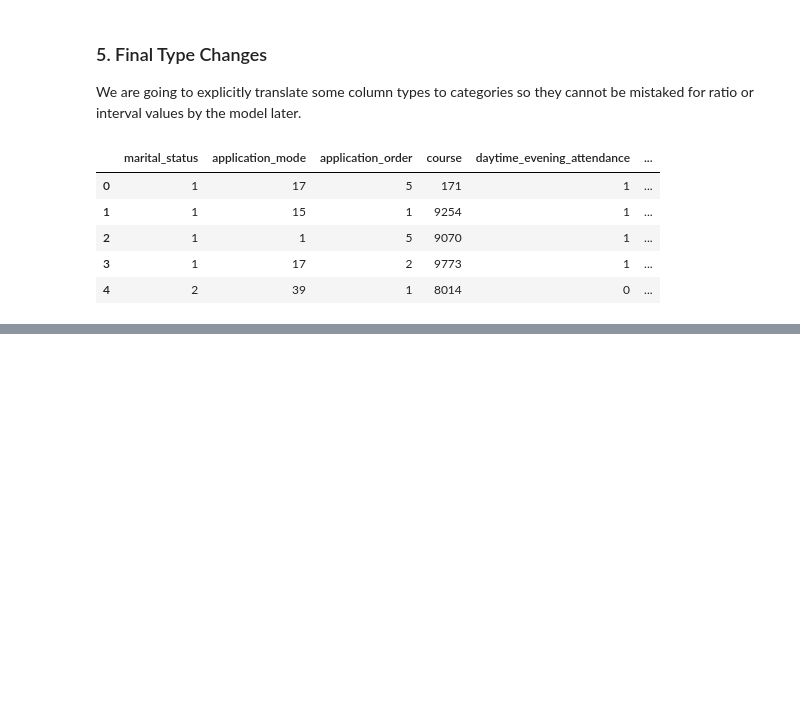
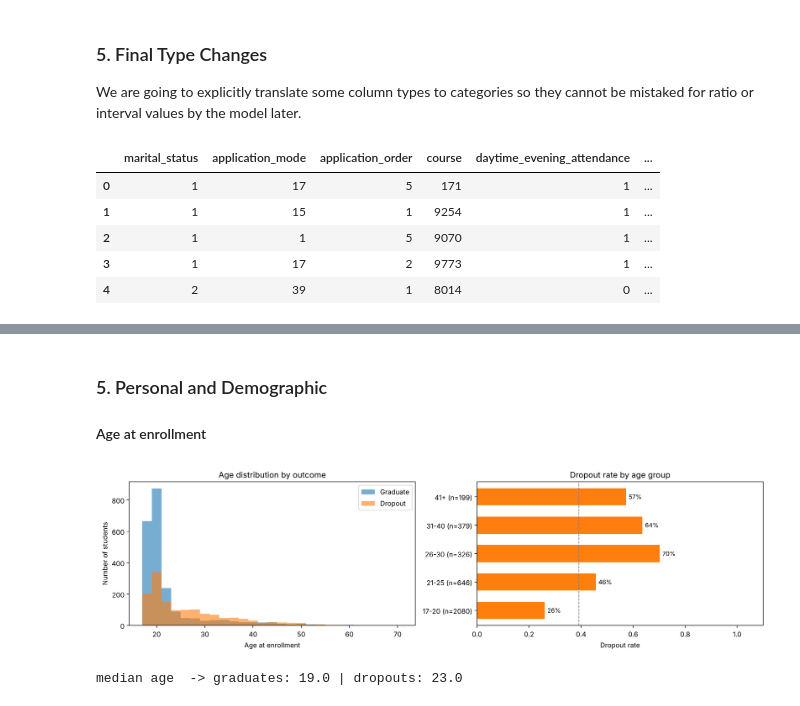
Before and after one commit to QAryan/cis-4020-project, a Jupyter notebook: project.ipynb, the cells around one changed output, grey strips where cells are left out. Cells and saved outputs as stored; diff of their text form; code cells hidden in the pictures; blank space fills up the shorter version.

```diff
--- a/project.ipynb
+++ b/project.ipynb
@@ -223,0 +325,35 @@ df.head()
+# %% [markdown]
+### 5. Personal and Demographic
+#### Age at enrollment
+# %%
+fig, axes = plt.subplots(1, 2, figsize=(14, 4))
+
+bins = range(17, 72, 2)
+axes[0].hist(df.loc[df["dropout"] == 0, "age_at_enrollment"], bins=bins, alpha=0.6, color=GRAD_COLOR, label="Graduate")
+axes[0].hist(df.loc[df["dropout"] == 1, "age_at_enrollment"], bins=bins, alpha=0.6, color=DROP_COLOR, label="Dropout")
+axes[0].set_xlabel("Age at enrollment")
+axes[0].set_ylabel("Number of students")
+axes[0].set_title("Age distribution by outcome")
+axes[0].legend()
+
+age_df = df.copy()
+age_df["age_group"] = pd.cut(age_df["age_at_enrollment"], bins=[16, 20, 25, 30, 40, 70],
+                             labels=["17-20", "21-25", "26-30", "31-40", "41+"])
+age_stats = age_df.groupby("age_group", observed=True)["dropout"].agg(["mean", "count"])
+names = [f"{g} (n={n})" for g, n in zip(age_stats.index, age_stats["count"])]
+axes[1].barh(names, age_stats["mean"], color=DROP_COLOR, height=0.6)
+axes[1].axvline(OVERALL_RATE, color="gray", linestyle="--", linewidth=1)
+for i, rate in enumerate(age_stats["mean"]):
+    axes[1].text(rate + 0.01, i, f"{rate:.0%}", va="center", fontsize=9)
+axes[1].set_xlim(0, 1.1)
+axes[1].set_xlabel("Dropout rate")
+axes[1].set_title("Dropout rate by age group")
+
+plt.tight_layout()
+plt.show()
+
+print("median age  -> graduates:", df.loc[df["dropout"] == 0, "age_at_enrollment"].median(),
+      "| dropouts:", df.loc[df["dropout"] == 1, "age_at_enrollment"].median())
+# %% [output]
+[figure, added]
+median age  -> graduates: 19.0 | dropouts: 23.0
```
Also changed, not shown: parts of 32 cells of this notebook.
